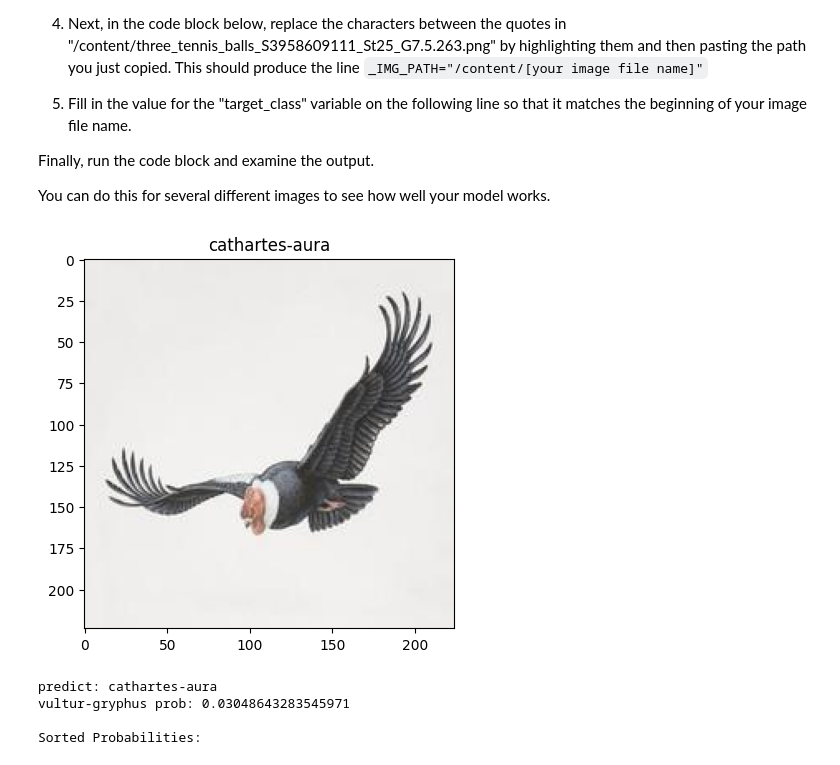
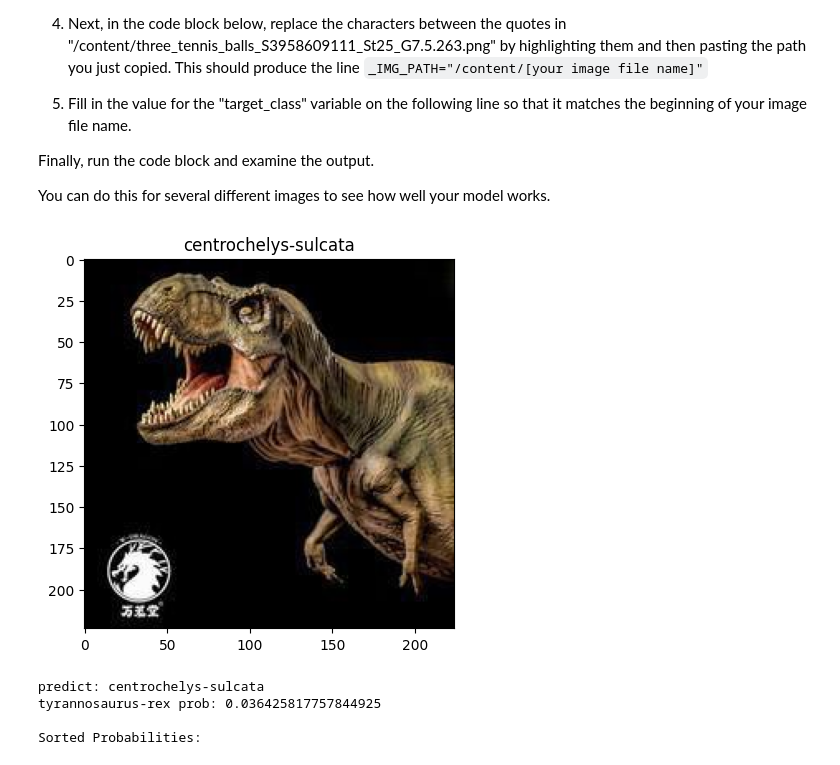
Before and after one commit to acate/image_classifier, a Jupyter notebook: auto_img_cls.ipynb, the cells around one changed output. Cells and saved outputs as stored; diff of their text form; code cells hidden in the pictures.

```diff
--- a/auto_img_cls.ipynb
+++ b/auto_img_cls.ipynb
@@ -313,8 +313,8 @@ import os
 from PIL import Image
 from IPython.display import display, HTML
 
-_IMG_PATH="/content/vultur-gryphus_1_2bf2d052.jpg"
-target_class = 'vultur-gryphus'
+_IMG_PATH="/content/tyrannosaurus-rex_0_302452e1.jpg"
+target_class = 'tyrannosaurus-rex'
 
 image = img.imread(_IMG_PATH)
 cls, probs = classifier.predict(_IMG_PATH)
@@ -340,36 +340,36 @@ for i, (class_name, probability) in enumerate(sorted_predictions):
     image_path = None
     if os.path.isdir(class_dir):
         # Find the first image file in the directory
         for f in os.listdir(class_dir):
             if f.lower().endswith(('.png', '.jpg', '.jpeg', '.gif', '.bmp')):
                 image_path = os.path.join(class_dir, f)
                 break
 
     img_html = ''
     if image_path:
         try:
             with Image.open(image_path) as img_data:
                 img_data = img_data.resize((128, 128))
                 # Convert to base64 for embedding in HTML
                 import io
                 from base64 import b64encode
                 buffered = io.BytesIO()
                 img_data.save(buffered, format="PNG")
                 img_str = b64encode(buffered.getvalue()).decode("utf-8")
                 img_html = f'<img src="embedded-picture" style="width:128px;height:128px;margin-right:10px;">'
         except Exception as e:
             print(f"Error processing image {image_path}: {e}")
 
     html_output.append(f'<div style="display:flex; align-items:center;"><b>{i+1}.</b> {img_html}<span>{class_name}: {probability:.4f}</span></div>')
 
     if class_name == target_class:
         break
 
 display(HTML('<br>'.join(html_output)))
 # %% [output]
-[figure, old version]
+[figure, new version]
-predict: cathartes-aura
-vultur-gryphus prob: 0.03048643283545971
+predict: centrochelys-sulcata
+tyrannosaurus-rex prob: 0.036425817757844925
 
 Sorted Probabilities:
 [interactive output not drawn]
```
